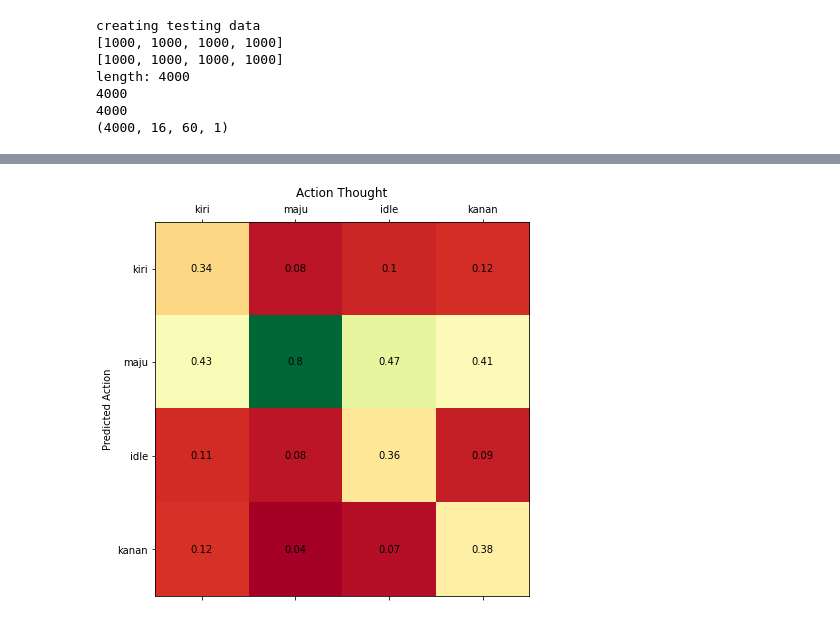
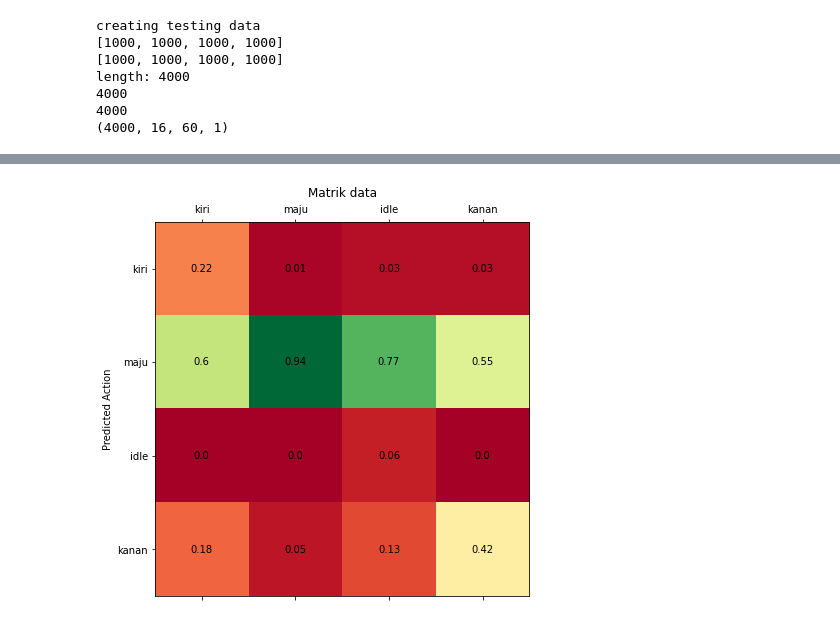
Before and after one commit to wedexyz/eeg-, a Jupyter notebook: trainingCN.ipynb, the cells around one changed output, grey strips where cells are left out. Cells and saved outputs as stored; diff of their text form; code cells hidden in the pictures.

```diff
--- a/trainingCN.ipynb
+++ b/trainingCN.ipynb
@@ -174,7 +174,7 @@ Non-trainable params: 448
 _________________________________________________________________
 # %%
 epochs = 100
-batch_size = 32
+batch_size = 16
 
 history = model.fit(train_X, train_y, batch_size=batch_size, epochs=epochs, validation_data=(test_X, test_y))
 score = model.evaluate(test_X, test_y, batch_size=batch_size)
@@ -275,32 +275,32 @@ def make_conf_mat(left,forward, none, right):
 
     fig = plt.figure(figsize=(15, 6))
 
     ax = fig.add_subplot(111)
 
     ax.matshow(action_conf_mat, cmap=plt.cm.RdYlGn)
     ax.set_xticklabels([""]+actions)
     ax.set_yticklabels([""]+actions)
 
     #print("__________")
     #print(action_dict)
     for idx, i in enumerate(action_dict):
         #print('tf',i)
         for idx2, ii in enumerate(action_dict[i]):
             #print(i, ii)
             #print(action_dict[i][ii])
             ax.text(idx, idx2, f"{round(float(action_dict[i][ii]),2)}", va='center', ha='center')
     # Rotate the tick labels and set their alignment.
 
-    plt.title("Action Thought")
+    plt.title("Matrik data")
     plt.ylabel("Predicted Action")
     fig.tight_layout()
     plt.show()
 
 
 left_argmax_dict, left_raw_pred_dict, left_argmax_pct_dict = get_val_data(VALDIR, "kiri", PRED_BATCH)
 forward_argmax_dict, forward_raw_pred_dict, forward_argmax_pct_dict = get_val_data(VALDIR, "maju", PRED_BATCH)
 none_argmax_dict, none_raw_pred_dict, none_argmax_pct_dict = get_val_data(VALDIR, "idle", PRED_BATCH)
 right_argmax_dict, right_raw_pred_dict, right_argmax_pct_dict = get_val_data(VALDIR, "kanan", PRED_BATCH)
 make_conf_mat(left_argmax_pct_dict,forward_argmax_pct_dict, none_argmax_pct_dict, right_argmax_pct_dict)
 # %% [output]
-[figure, old version]
+[figure, new version]
```
Also changed, not shown: parts of 3 cells of this notebook.
